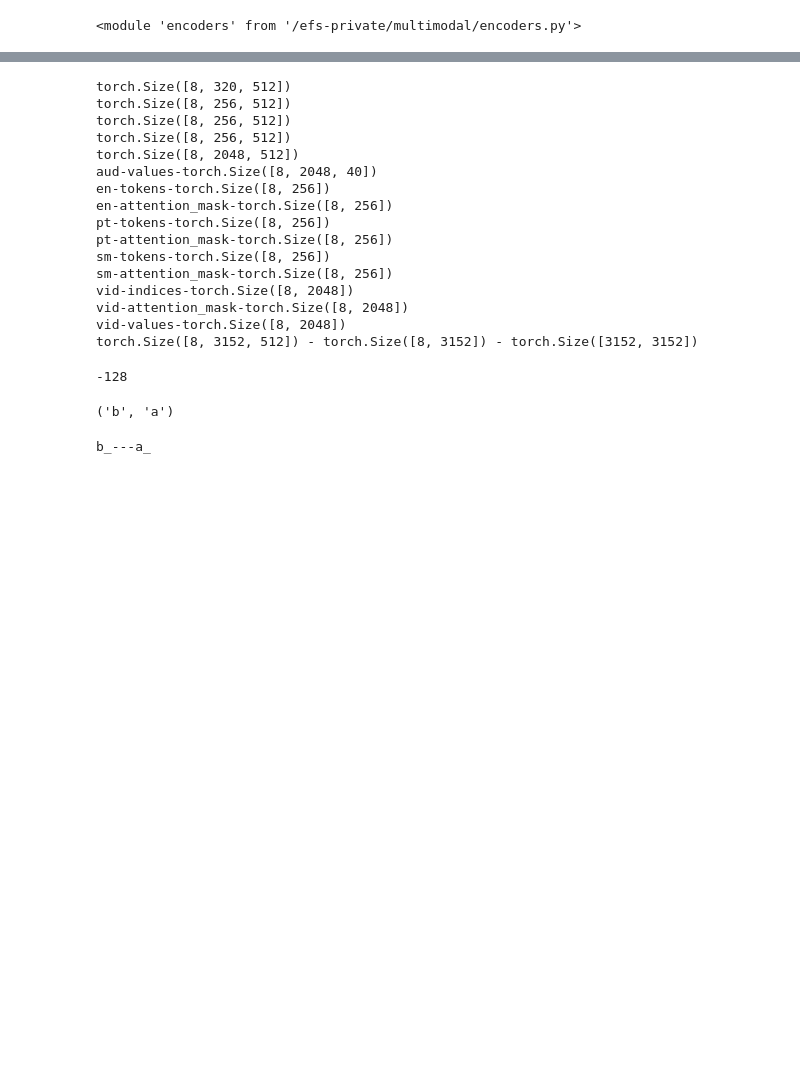
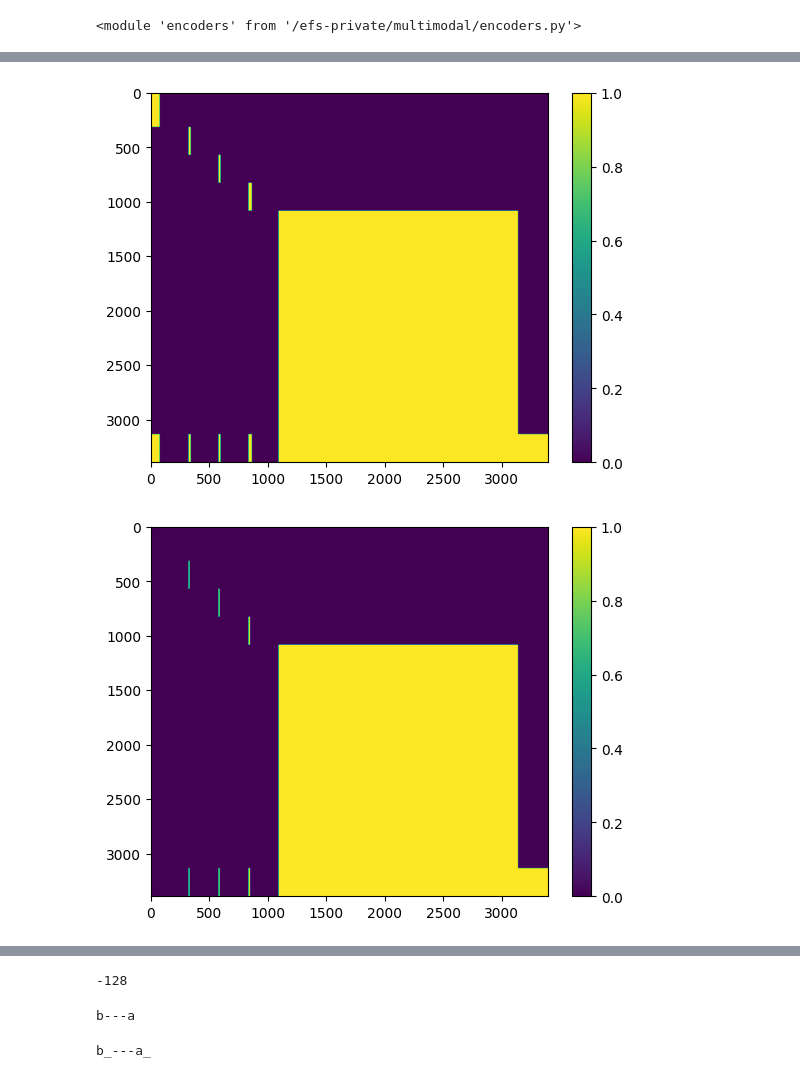
Before and after one commit to josiahbjorgaard/mca-paper, a Jupyter notebook: Notebooks/MultimodalDataloaderDev.ipynb, the cells around one changed output, grey strips where cells are left out. Drawn from its saved outputs; the diff is of its cells as text; code cells hidden in the pictures; blank space fills up the shorter version.

```diff
--- a/Notebooks/MultimodalDataloaderDev.ipynb
+++ b/Notebooks/MultimodalDataloaderDev.ipynb
@@ -166,6 +146,0 @@ collator = BioZorroCollator(pad_len=config.pad_len, pad_token=0, attn_mask=True)
-# %%
-for i in range(5):
-    sample = next(dl_iter)
-    for k,v in sample.items():
-        for v2 in v.values():
-            print(f"{k}:{v2.shape}")
@@ -300,0 +193,20 @@ torch.Size([3152, 3152])
+# %%
+import matplotlib.pyplot as plt
+import torch
+from einops import repeat
+#plt.imshow(~pool, aspect='auto')
+plt.clf()
+heads = 4
+bs = 8
+sim = repeat(torch.ones_like(zorro), "i j -> b h i j", h = heads, b = bs)
+sim = sim.masked_fill(zorro, 0)
+key_padding_mask = repeat(pad, "b i -> b h j i", h=heads, j=sim.shape[-2])
+sim = sim.masked_fill(key_padding_mask, 0)
+sim
+for i in range(8):
+    plt.figure(i)
+    plt.imshow(sim[i,0,:,:], aspect = 'auto')
+    plt.colorbar()
+# %% [output]
+[figure, added]
+[figure, added]
@@ -301,22 +219,6 @@ torch.Size([3152, 3152])
 # %%
+plt.imshow(zorro)
 doom(next(dl_iter))
-# %% [output]
-torch.Size([8, 320, 512])
-torch.Size([8, 256, 512])
-torch.Size([8, 256, 512])
-torch.Size([8, 256, 512])
-torch.Size([8, 2048, 512])
-aud-values-torch.Size([8, 2048, 40])
-en-tokens-torch.Size([8, 256])
-en-attention_mask-torch.Size([8, 256])
-pt-tokens-torch.Size([8, 256])
-pt-attention_mask-torch.Size([8, 256])
-sm-tokens-torch.Size([8, 256])
-sm-attention_mask-torch.Size([8, 256])
-vid-indices-torch.Size([8, 2048])
-vid-attention_mask-torch.Size([8, 2048])
-vid-values-torch.Size([8, 2048])
-torch.Size([8, 3152, 512]) - torch.Size([8, 3152]) - torch.Size([3152, 3152])
 # %%
 2048+256+256+128+320+16-3152
 # %% [output]
@@ -324,14 +226,15 @@ torch.Size([8, 3152, 512]) - torch.Size([8, 3152]) - torch.Size([3152, 3152])
 # %%
 fs = frozenset({'a','b'})
 #a,b =x
-a,b
+a,b = fs
+test2(a,b)
 # %% [output]
-('b', 'a')
+b---a
-# %%
-def test(x):
-    return x+'_'
-def test2(a,b):
-    print(a + '---' + b)
-test2(*[test(x) for x in fs])
-# %% [output]
-b_---a_
+# %%
+def test(x):
+    return x+'_'
+def test2(a,b):
+    print(a + '---' + b)
+test2(*[test(x) for x in fs])
+# %% [output]
+b_---a_
```
Also changed, not shown: parts of 27 cells of this notebook, 1 other file.
